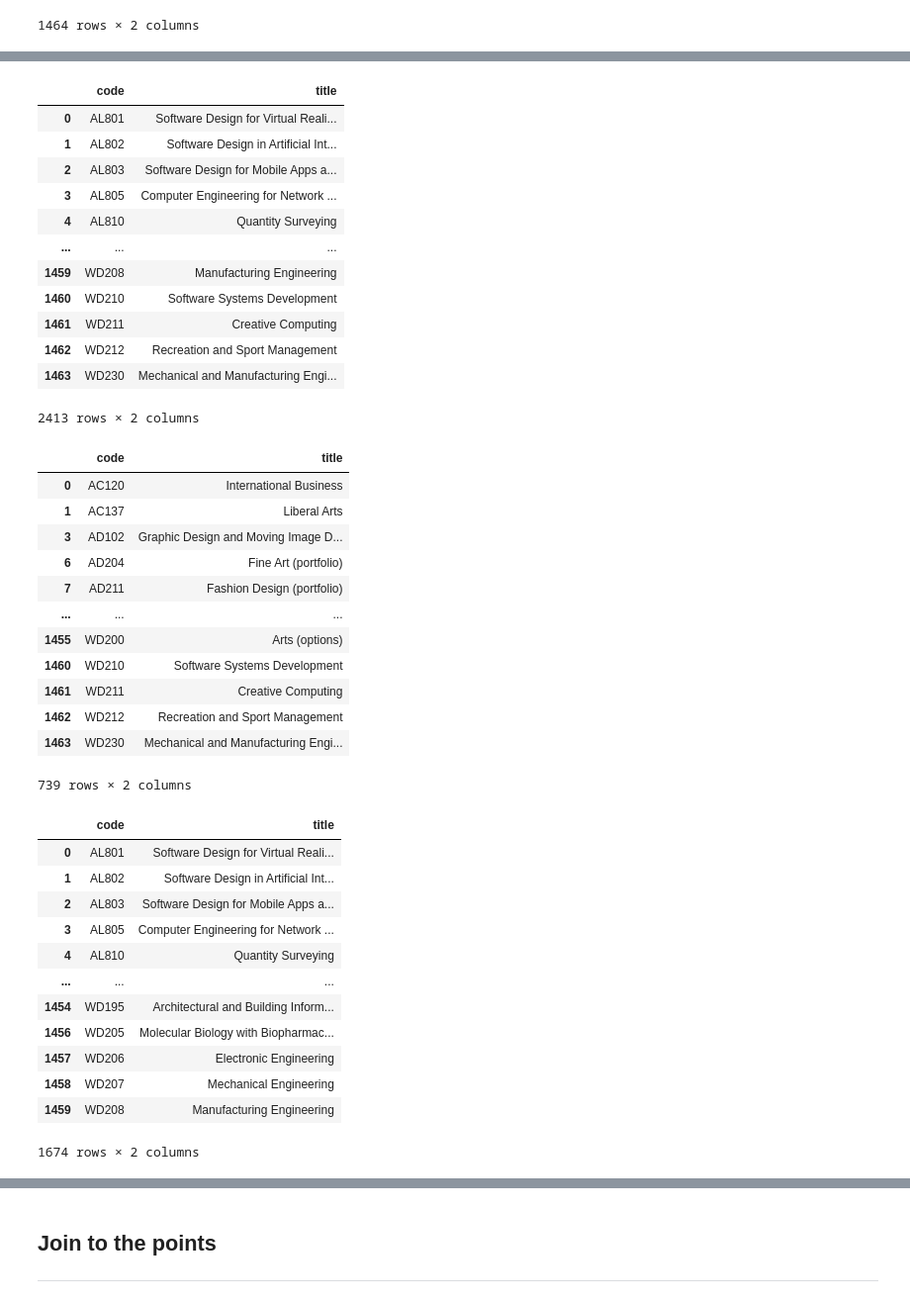
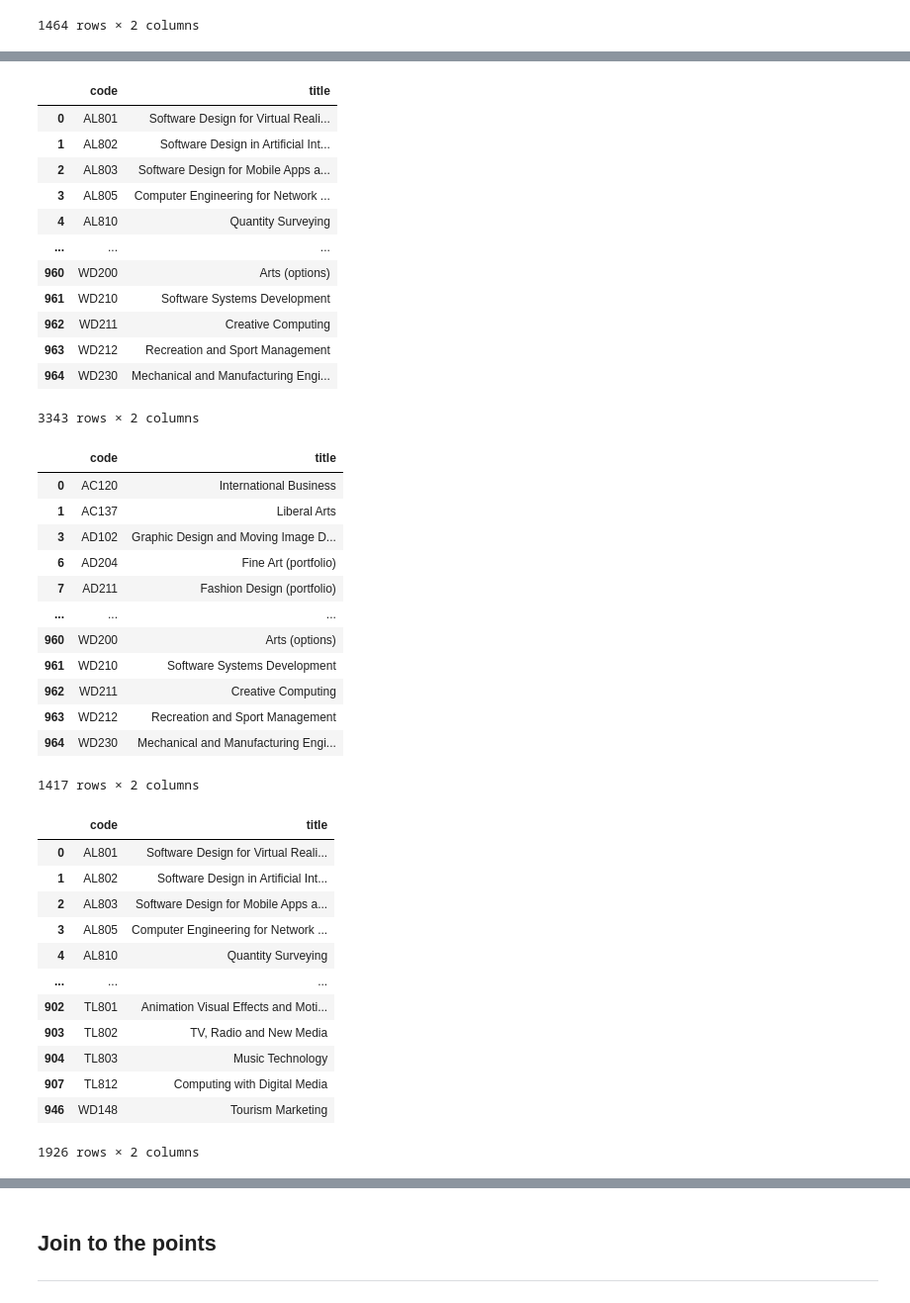
Before and after one commit to Trishmcc/Fundamentals-of-Data-Analytics, a Jupyter notebook: cao-points-analysis.ipynb, the cells around one changed output, grey strips where cells are left out. Shown: that part at 99% size. Cells and saved outputs as stored; diff of their text form; code cells hidden in the pictures.

Commit message:
Data Cleaning

```diff
--- a/cao-points-analysis.ipynb
+++ b/cao-points-analysis.ipynb
@@ -243,10 +243,9 @@ tabula.convert_into("http://www2.cao.ie/points/lvl8_19.pdf", path, output_format
 # %%
 df2019 = pd.read_csv(path, encoding='cp1252')
 # %%
-df2=df.DataFrame(df2019[df2019['Course Code'].isnull()]['INSTITUTION and COURSE'].astype(str))
-df1 = df.DataFrame(df2019['Course Code'].astype(str).str[:2].unique().astype(str)[1:])
-df3 = pd.concat([df1, df2])
-df3
-#df_2019_collegenames =  pd.concat(frames)
-#df_2019_collegenames
+df2 = pd.DataFrame(df2019[df2019['Course Code'].isnull()]['INSTITUTION and COURSE'].astype(str))
+df1 = pd.DataFrame(df2019['Course Code'].astype(str).str[:2].unique().astype(str)[1:])
+df3 = list(zip(df1.values, df2.values))
+df2019 = df2019[df2019['Course Code'].notna()]
+df2019
 # %% [output]
@@ -254,4 +265,4 @@ NameError: name 'df' is not defined
 # %%
-df2019 = pd.read_csv('data/cao2019_20211029_113930_edited.csv', sep='\t')
+##df2019 = pd.read_csv('data/cao2019_20211029_113930_edited.csv', sep='\t')
 # %%
 df2019
@@ -313,3 +338,7 @@ courses2020
 | 1462 | WD212 | Recreation and Sport Management |
 | 1463 | WD230 | Mechanical and Manufacturing Engi... |
 1464 rows × 2 columns
+# %%
+courses2019 = df2019[['Course Code', 'INSTITUTION and COURSE']]
+courses2019.columns = ['code', 'title']
+courses2019
@@ -316,20 +359,20 @@ courses2020
 # %%
-allcourses = pd.concat([courses2021, courses2020])
+allcourses = pd.concat([courses2021, courses2020, courses2019])
 allcourses
 # %% [output]
 |  | code | title |
 | 0 | AL801 | Software Design for Virtual Reali... |
 | 1 | AL802 | Software Design in Artificial Int... |
 | 2 | AL803 | Software Design for Mobile Apps a... |
 | 3 | AL805 | Computer Engineering for Network ... |
 | 4 | AL810 | Quantity Surveying |
 | ... | ... | ... |
-| 1459 | WD208 | Manufacturing Engineering |
-| 1460 | WD210 | Software Systems Development |
-| 1461 | WD211 | Creative Computing |
-| 1462 | WD212 | Recreation and Sport Management |
-| 1463 | WD230 | Mechanical and Manufacturing Engi... |
+| 960 | WD200 | Arts (options) |
+| 961 | WD210 | Software Systems Development |
+| 962 | WD211 | Creative Computing |
+| 963 | WD212 | Recreation and Sport Management |
+| 964 | WD230 | Mechanical and Manufacturing Engi... |
-2413 rows × 2 columns
+3343 rows × 2 columns
 # %%
 allcourses[allcourses.duplicated()]
 # %% [output]
@@ -340,12 +383,12 @@ allcourses[allcourses.duplicated()]
 | 6 | AD204 | Fine Art (portfolio) |
 | 7 | AD211 | Fashion Design (portfolio) |
 | ... | ... | ... |
-| 1455 | WD200 | Arts (options) |
-| 1460 | WD210 | Software Systems Development |
-| 1461 | WD211 | Creative Computing |
-| 1462 | WD212 | Recreation and Sport Management |
-| 1463 | WD230 | Mechanical and Manufacturing Engi... |
+| 960 | WD200 | Arts (options) |
+| 961 | WD210 | Software Systems Development |
+| 962 | WD211 | Creative Computing |
+| 963 | WD212 | Recreation and Sport Management |
+| 964 | WD230 | Mechanical and Manufacturing Engi... |
-739 rows × 2 columns
+1417 rows × 2 columns
 # %%
 # returns a copy of the dataframe with the duplicates removedb
 allcourses.drop_duplicates()
@@ -357,12 +400,12 @@ allcourses.drop_duplicates()
 | 3 | AL805 | Computer Engineering for Network ... |
 | 4 | AL810 | Quantity Surveying |
 | ... | ... | ... |
-| 1454 | WD195 | Architectural and Building Inform... |
-| 1456 | WD205 | Molecular Biology with Biopharmac... |
-| 1457 | WD206 | Electronic Engineering |
-| 1458 | WD207 | Mechanical Engineering |
-| 1459 | WD208 | Manufacturing Engineering |
+| 902 | TL801 | Animation Visual Effects and Moti... |
+| 903 | TL802 | TV, Radio and New Media |
+| 904 | TL803 | Music Technology |
+| 907 | TL812 | Computing with Digital Media |
+| 946 | WD148 | Tourism Marketing |
-1674 rows × 2 columns
+1926 rows × 2 columns
 # %%
 #Find all extra copies of duplicate rows
 allcourses[allcourses.duplicated(subset=['code'])]
```
Also changed, not shown: parts of 10 cells of this notebook, 25 other files.
